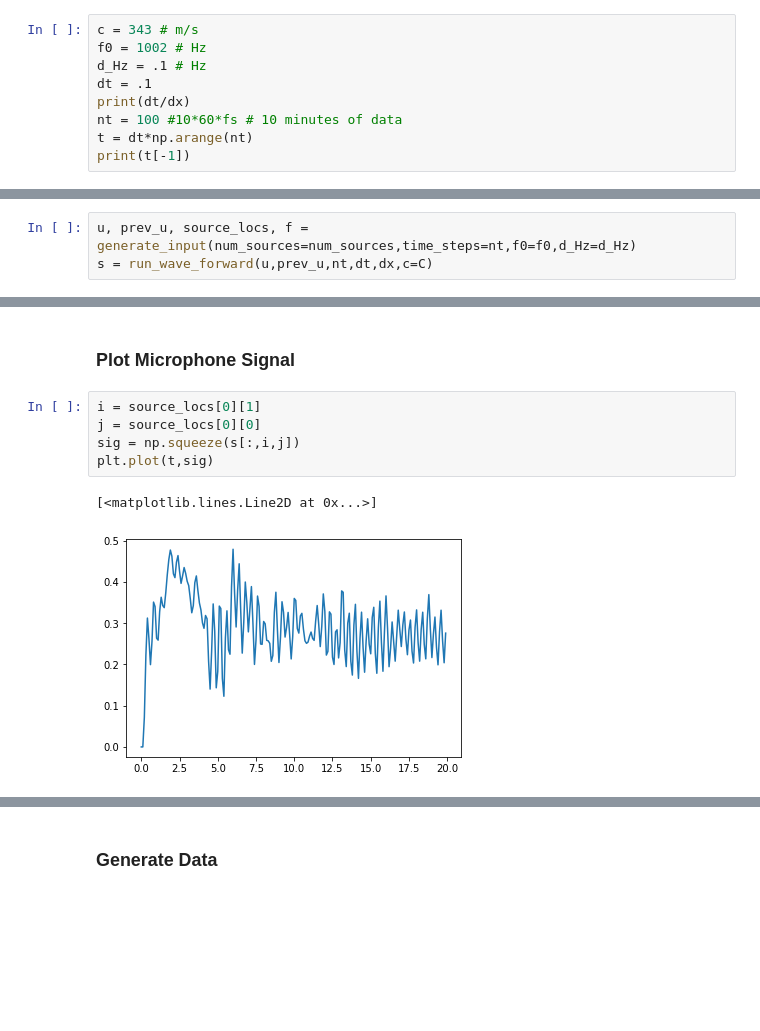
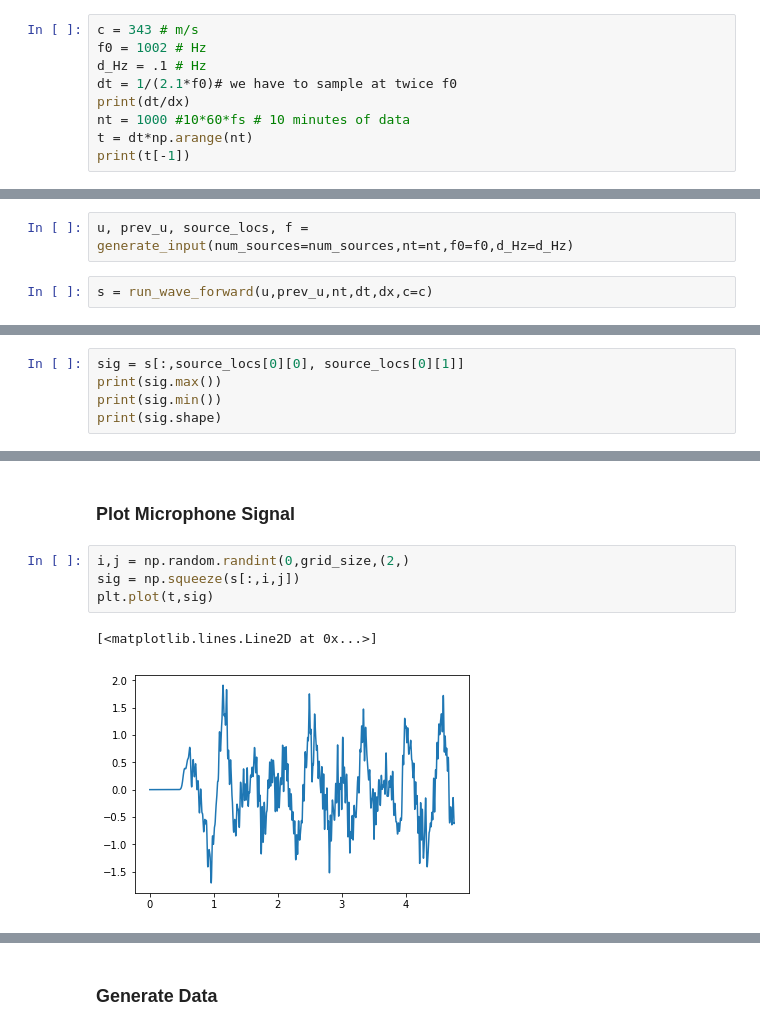
Before and after one commit to dwidemann/self_supervision_for_transfer_learning, a Jupyter notebook: notebooks/generate_wave_eqn_data.ipynb, the cells around one changed output, grey strips where cells are left out. Drawn from its saved outputs; the diff is of its cells as text; blank space fills up the shorter version.

Commit message:
changes to sources

```diff
--- a/notebooks/generate_wave_eqn_data.ipynb
+++ b/notebooks/generate_wave_eqn_data.ipynb
@@ -174,9 +220,9 @@ Important CFL condition: https://en.wikipedia.org/wiki/Courant%E2%80%93Friedrich
 c = 343 # m/s
 f0 = 1002 # Hz
 d_Hz = .1 # Hz
-dt = .1
+dt = 1/(2.1*f0)# we have to sample at twice f0
 print(dt/dx)
-nt = 100 #10*60*fs # 10 minutes of data
+nt = 1000 #10*60*fs # 10 minutes of data
 t = dt*np.arange(nt)
 print(t[-1])
 # %% [output]
@@ -185,3 +231,4 @@ print(t[-1])
 # %%
-u, prev_u, source_locs, f = generate_input(num_sources=num_sources,time_steps=nt,f0=f0,d_Hz=d_Hz)
-s = run_wave_forward(u,prev_u,nt,dt,dx,c=C)
+u, prev_u, source_locs, f = generate_input(num_sources=num_sources,nt=nt,f0=f0,d_Hz=d_Hz)
+# %%
+s = run_wave_forward(u,prev_u,nt,dt,dx,c=c)
@@ -187,0 +270,5 @@ s = run_wave_forward(u,prev_u,nt,dt,dx,c=C)
+# %%
+sig = s[:,source_locs[0][0], source_locs[0][1]]
+print(sig.max())
+print(sig.min())
+print(sig.shape)
@@ -234,10 +328,9 @@ array([7, 9])
 # %% [markdown]
 ### Plot Microphone Signal
 # %%
-i = source_locs[0][1]
-j = source_locs[0][0]
+i,j = np.random.randint(0,grid_size,(2,)
 sig = np.squeeze(s[:,i,j])
 plt.plot(t,sig)
 # %% [output]
 [<matplotlib.lines.Line2D at 0x...>]
-[figure, old version]
+[figure, new version]
```
Also changed, not shown: parts of 25 cells of this notebook, 1 other file.
